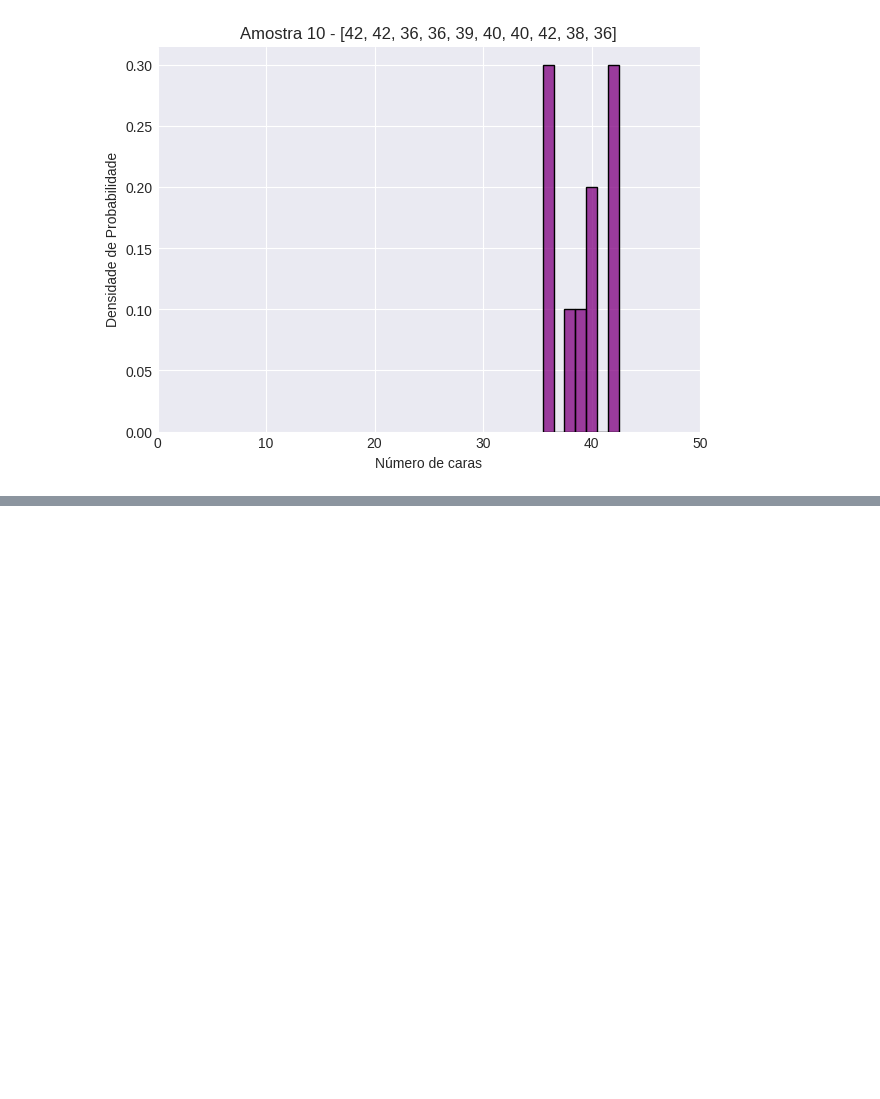
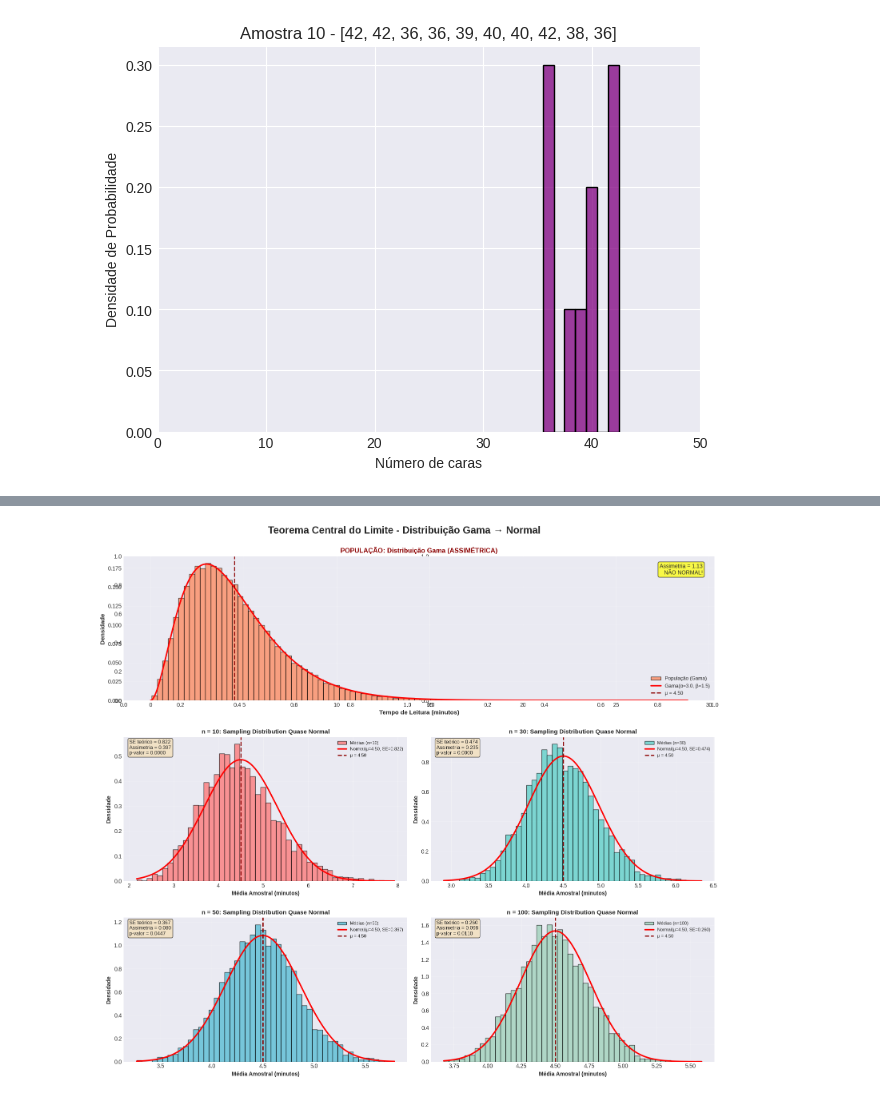
Before and after one commit to samuel06santos/Statistics-LLM, a Jupyter notebook: BBC_articles_fulltext_and_category_Atividade.ipynb, the cells around one changed output, grey strips where cells are left out. Saved outputs shown, nothing was run; the diff lists cells and outputs as text; code cells hidden in the pictures; blank space fills up the shorter version.

```diff
--- a/BBC_articles_fulltext_and_category_Atividade.ipynb
+++ b/BBC_articles_fulltext_and_category_Atividade.ipynb
@@ -707,0 +911,3 @@ for num in list(range(1, 11)):
+# %%
+sample_sizes = [10, 30, 50, 100]
+num_samples = 5000
@@ -707,0 +916,87 @@ for num in list(range(1, 11)):
+# %%
+sampling_distributions = {}
+
+for n in sample_sizes:
+  sample_means = []
+  for i in range(num_samples):
+
+    sample = np.random.choice(population_gamma, size=n, replace=False)
+    sample_means.append(sample.mean())
+
+  sample_means = np.array(sample_means)
+  sampling_distributions[n] = sample_means
+
+  mean_of_means = sample_means.mean()
+  std_of_means = sample_means.std()
+  se_theoretical = sigma_gamma / np.sqrt(n)
+# %%
+fig, axes = plt.subplots(3, 2, figsize=(16, 14))
+fig.suptitle('Teorema Central do Limite - Distribuição Gama → Normal', fontsize=18, fontweight='bold', y=0.995)
+
+gs = fig.add_gridspec(3, 2)
+
+# População Original (Gama)
+ax_pop = fig.add_subplot(gs[0, :]) #axes[0, 0]
+ax_pop.hist(population_gamma, bins=100, density=True, alpha=0.7, color='coral', edgecolor='black', label='População (Gama)')
+
+x_range = np.linspace(0, population_gamma.max(), 1000)
+gamma_pdf = gamma.pdf(x_range, shape_param, scale=scale_param)
+ax_pop.plot(x_range, gamma_pdf, 'r-', linewidth=2.5, label=f'Gama(α={shape_param}, β={scale_param})')
+
+ax_pop.axvline(mu_gamma, color='darkred', linestyle='--', linewidth=2, label=f'μ = {mu_gamma:.2f}')
+ax_pop.set_xlabel('Tempo de Leitura (minutos)', fontsize=11, fontweight='bold')
+ax_pop.set_ylabel('Densidade', fontsize=11, fontweight='bold')
+ax_pop.set_title('POPULAÇÃO: Distribuição Gama (ASSIMÉTRICA)', fontsize=12, fontweight='bold', color='darkred')
+ax_pop.legend(fontsize=9)
+ax_pop.grid(True, alpha=0.3)
+ax_pop.text(0.98, 0.95, f'Assimetria = {stats.skew(population_gamma):.2f}\nNÃO NORMAL!', transform=ax_pop.transAxes, fontsize=10, verticalalignment='top', horizontalalignment='right', bbox=dict(boxstyle='round', facecolor='yellow', alpha=0.7))
+
+# Sampling Distributions
+colors_sampling = ['#FF6B6B', '#4ECDC4', '#45B7D1', '#96CEB4']
+
+for idx, n in enumerate(sample_sizes):
+  row = (idx // 2) + 1
+  col = idx % 2
+  ax = axes[row, col]
+
+  sample_means = sampling_distributions[n]
+  se_theoretical = sigma_gamma / np.sqrt(n)
+
+  # Histograma
+  ax.hist(sample_means, bins=50, density=True, alpha=0.7,
+          color=colors_sampling[idx], edgecolor='black',
+          label=f'Médias (n={n})')
+
+  # Curva normal teórica
+  x_range_normal = np.linspace(sample_means.min(), sample_means.max(), 1000)
+  normal_pdf = norm.pdf(x_range_normal, mu_gamma, se_theoretical)
+  ax.plot(x_range_normal, normal_pdf, 'r-', linewidth=2.5,
+          label=f'Normal(μ={mu_gamma:.2f}, SE={se_theoretical:.3f})')
+
+  # Linha da média
+  ax.axvline(mu_gamma, color='darkred', linestyle='--', linewidth=2,
+              label=f'μ = {mu_gamma:.2f}')
+
+  # Teste de normalidade
+  _, p_value = stats.shapiro(sample_means[:5000])
+  skewness = stats.skew(sample_means)
+
+  ax.set_xlabel('Média Amostral (minutos)', fontsize=10, fontweight='bold')
+  ax.set_ylabel('Densidade', fontsize=10, fontweight='bold')
+
+  # Título com avaliação de normalidade
+  normalidade = "NORMAL" if p_value > 0.05 else "Quase Normal"
+  ax.set_title(f'n = {n}: Sampling Distribution {normalidade}',
+                fontsize=11, fontweight='bold')
+
+  ax.legend(fontsize=8)
+  ax.grid(True, alpha=0.3)
+
+  # Caixa de texto com estatísticas
+  textstr = f'SE teórico = {se_theoretical:.3f}\nAssimetria = {skewness:.3f}\np-valor = {p_value:.4f}'
+  ax.text(0.02, 0.98, textstr, transform=ax.transAxes, fontsize=9, verticalalignment='top', bbox=dict(boxstyle='round', facecolor='wheat', alpha=0.7))
+
+plt.tight_layout()
+plt.show()
+# %% [output]
+[figure, added]
```
Also changed, not shown: parts of 45 cells of this notebook.
